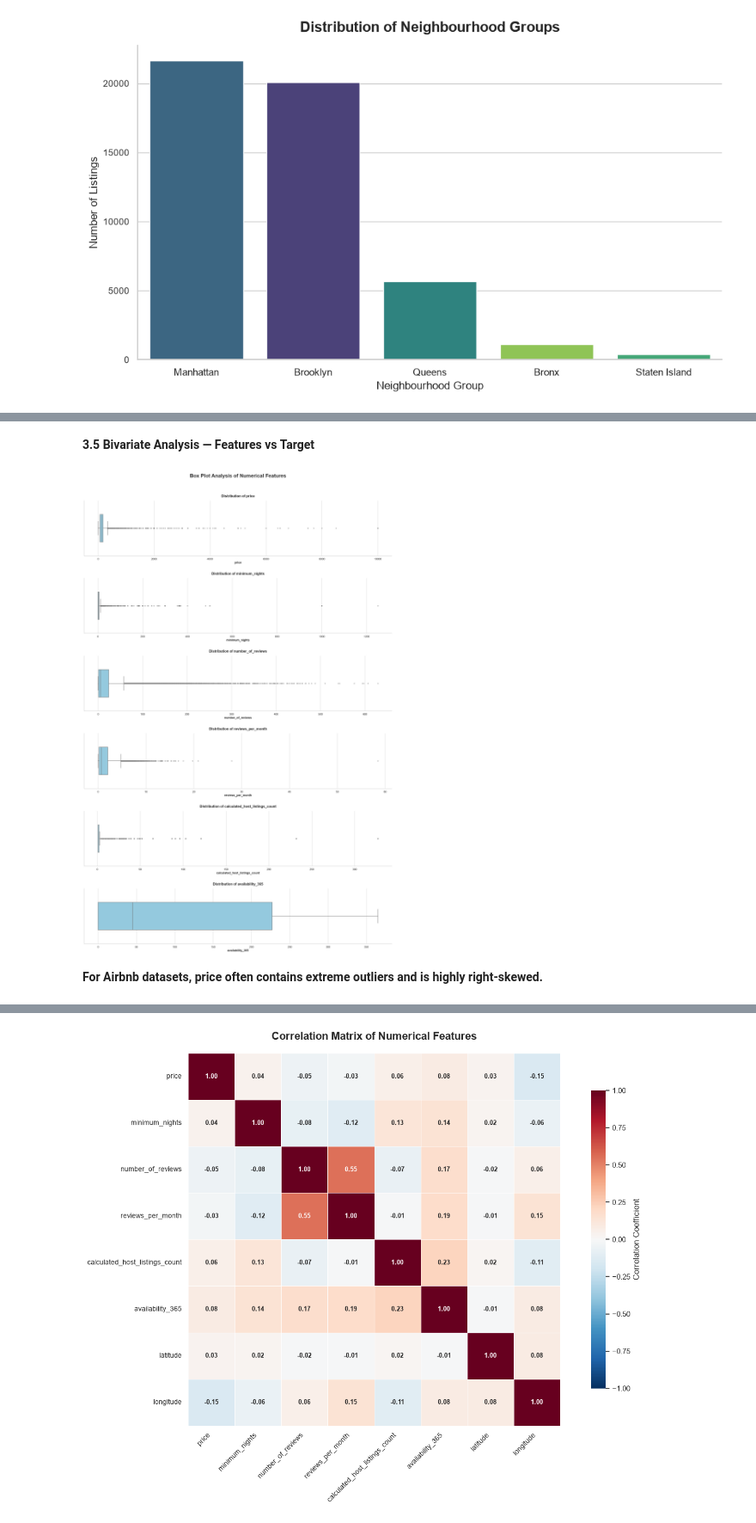
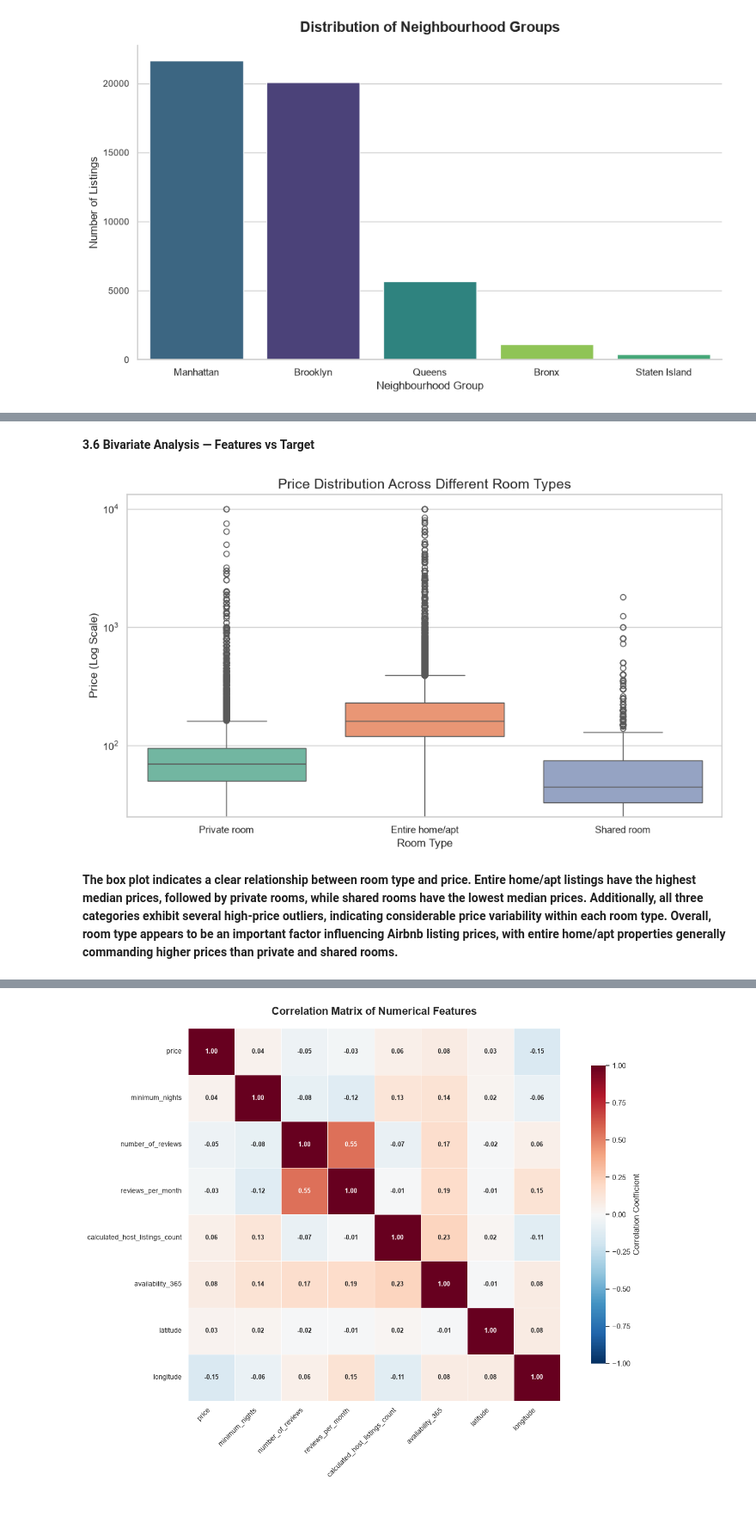
Before and after one commit to AlwinVJ/-NYC-Airbnb-Room-Type-Predictor, a Jupyter notebook: nyc_airbnb_room_type_classification.ipynb, the cells around one changed output, grey strips where cells are left out. Shown at 86% size. Saved outputs shown, nothing was run; the diff lists cells and outputs as text; code cells hidden in the pictures.

```diff
--- a/nyc_airbnb_room_type_classification.ipynb
+++ b/nyc_airbnb_room_type_classification.ipynb
@@ -234,53 +362,26 @@ plt.show()
 # %% [markdown]
-**3.5 Bivariate Analysis — Features vs Target**
+**3.6 Bivariate Analysis — Features vs Target**
-# %%
-sns.set_theme(style="whitegrid", palette="muted")
-
-# Create 6 vertically stacked plots
-fig, axes = plt.subplots(
-    nrows=6,
-    ncols=1,
-    figsize=(20, 30)
-)
-
-for ax, col in zip(axes, numerical_cols):
-
-    sns.boxplot(
-        data=df,
-        x=col,
-        ax=ax,
-        color="skyblue",
-        width=0.5,
-        fliersize=3,
-        linewidth=1.5
-    )
-
-    ax.set_title(
-        f"Distribution of {col}",
-        fontsize=16,
-        fontweight="bold",
-        pad=15
-    )
-
-    ax.set_xlabel(col, fontsize=13, fontweight="bold")
-    ax.set_ylabel("")
-
-    # Improve tick readability
-    ax.tick_params(axis="x", labelsize=12)
-
-    # Remove unnecessary borders
-    sns.despine(ax=ax)
-
-plt.suptitle(
-    "Box Plot Analysis of Numerical Features",
-    fontsize=22,
-    fontweight="bold",
-    y=1.0
-)
-
-plt.tight_layout(pad=3.0)
-plt.show()
-# %% [output]
-[figure, removed]
+# %%
+plt.figure(figsize=(10, 6))
+
+sns.boxplot(
+    data=df,
+    x='room_type',
+    y='price',
+    hue='room_type',
+    palette='Set2',
+    legend=False
+)
+
+plt.yscale('log')  # Log scale to handle extreme price values
+
+plt.title('Price Distribution Across Different Room Types', fontsize=15)
+plt.xlabel('Room Type', fontsize=12)
+plt.ylabel('Price (Log Scale)', fontsize=12)
+
+plt.tight_layout()
+plt.show()
+# %% [output]
+[figure, added]
 # %% [markdown]
-**For Airbnb datasets, price often contains extreme outliers and is highly right-skewed.**
+**The box plot indicates a clear relationship between room type and price. Entire home/apt listings have the highest median prices, followed by private rooms, while shared rooms have the lowest median prices. Additionally, all three categories exhibit several high-price outliers, indicating considerable price variability within each room type. Overall, room type appears to be an important factor influencing Airbnb listing prices, with entire home/apt properties generally commanding higher prices than private and shared rooms.**
```
Also changed, not shown: parts of 18 cells of this notebook.
